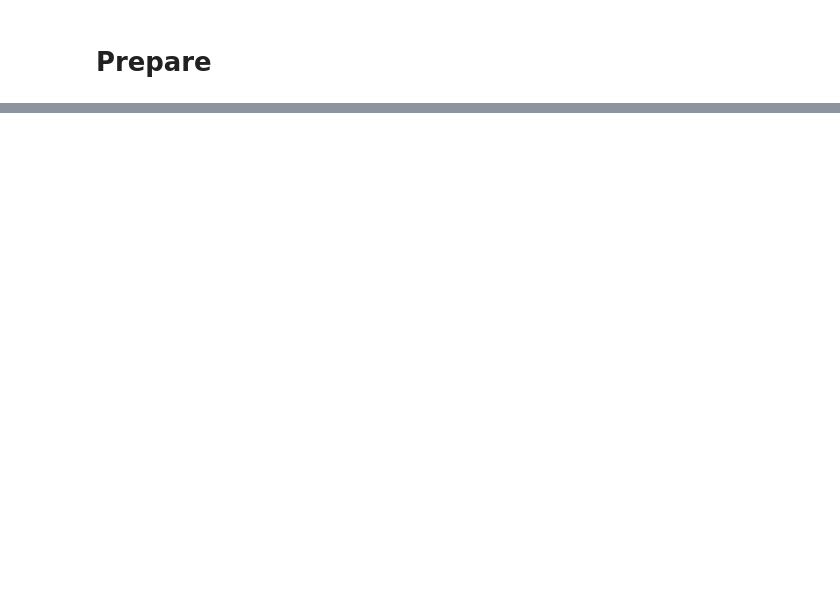
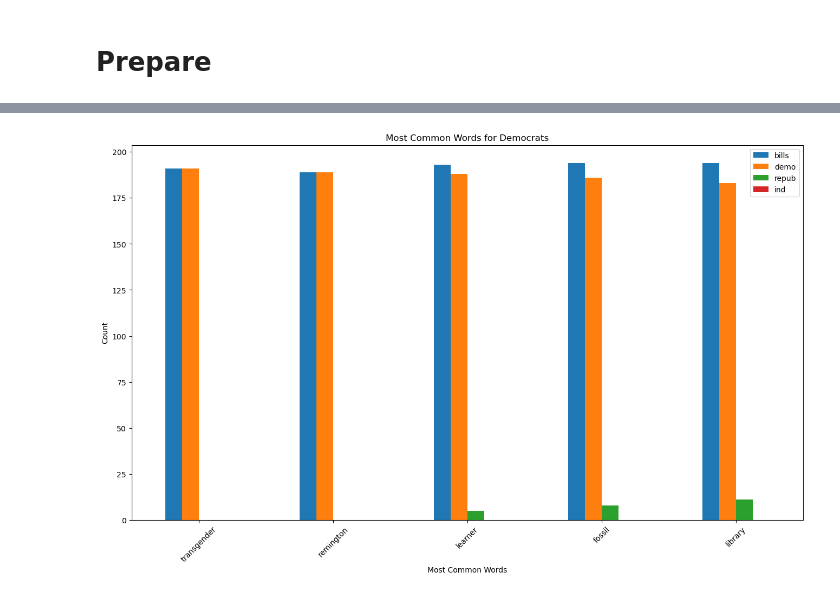
Before and after one commit to good-bill-hunting/political_parser, a Jupyter notebook: template_notebook.ipynb, the cells around one changed output, grey strips where cells are left out. Cells and saved outputs as stored; diff of their text form; code cells hidden in the pictures; blank space fills up the shorter version.

```diff
--- a/template_notebook.ipynb
+++ b/template_notebook.ipynb
@@ -31,0 +85,30 @@ train, X_train, y_train, X_val, y_val, X_test, y_test = split_data(bills_df, 'mo
+# %%
+def word_freq_new_df(df, clean_text):
+    '''
+    This function takes in a dataframe and the clean_text function
+    to produce a new dataframe of words and word frequency rates.
+    '''
+    # creating a list of words for bill text and political parties
+    all_bill_words = clean_text(' '.join(df['bill_text']))
+    democrat_words = clean_text(' '.join(df[df['party'] == 'D']['bill_text']))
+    republican_words = clean_text(' '.join(df[df['party'] == 'R']['bill_text']))
+    ind_words = clean_text(' '.join(df[df['party'] == 'I']['bill_text']))
+    # The value counts for the bill_text and political party words
+    bill_counts = pd.Series(all_bill_words).value_counts()
+    democrat_counts = pd.Series(democrat_words).value_counts()
+    republican_counts = pd.Series(republican_words).value_counts()
+    ind_counts = pd.Series(ind_words).value_counts()
+    # concatinating the bill_text and political parties into one dataframe
+    word_freq = pd.concat([bill_counts, democrat_counts, republican_counts, ind_counts], axis=1)
+    word_freq.columns = ['bills', 'demo', 'repub', 'ind']
+    # eliminating the most and least frequent words to reveal a more accurate depiction of specific political
+    # parties and their respective top words
+    word_freq = word_freq.loc[word_freq['bills'] <= 200]
+    word_freq = word_freq.loc[word_freq['bills'] >= 25]
+    # filling the nan values with zero and making the df columns integers versus floats
+    word_freq.fillna(0, inplace=True)
+    word_freq = word_freq.astype('int')
+    return word_freq
+# %%
+# creating word_freq df
+word_freq = word_freq_new_df(train, clean_text)
@@ -31,0 +139,17 @@ train, X_train, y_train, X_val, y_val, X_test, y_test = split_data(bills_df, 'mo
+# %%
+def demo_vis(word_freq):
+    '''
+    This function creates a bar plot of the most common words appearing for democrats.
+    '''
+
+    #Plot the most frequent democratic words and color by label
+    word_freq.sort_values('demo', ascending=False).head(5).plot.bar(figsize=(16, 9))
+    plt.title('Most Common Words for Democrats')
+    plt.ylabel('Count')
+    plt.xlabel('Most Common Words')
+    plt.xticks(rotation=45)
+    return plt.show()
+# %%
+democrat = demo_vis(word_freq)
+# %% [output]
+[figure, added]
```
Also changed, not shown: parts of 11 cells of this notebook.
